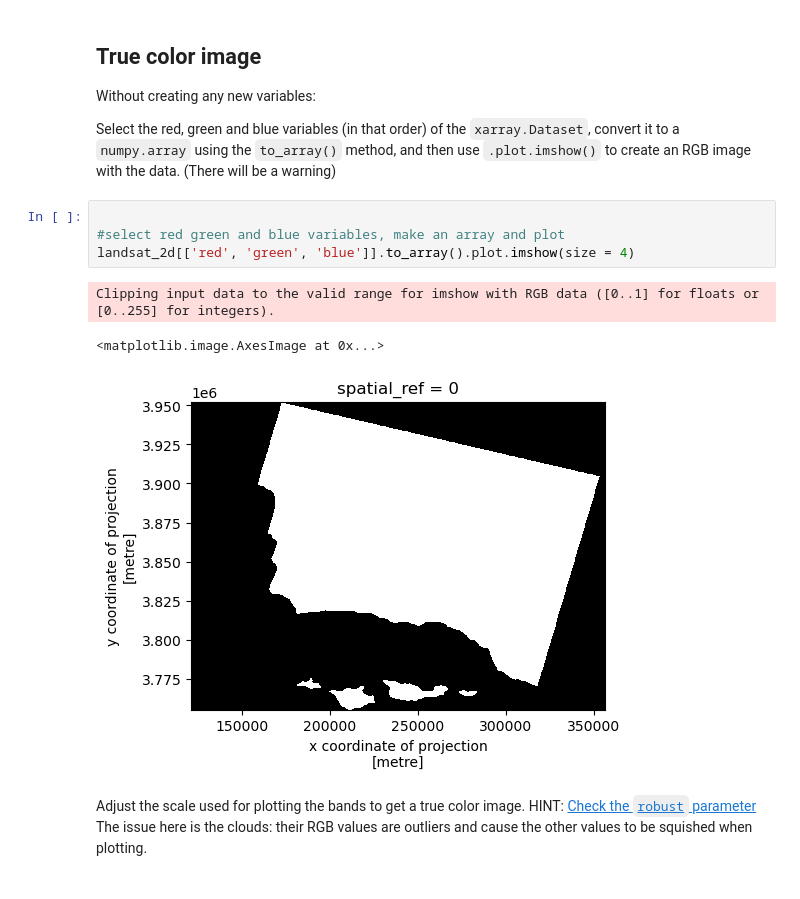
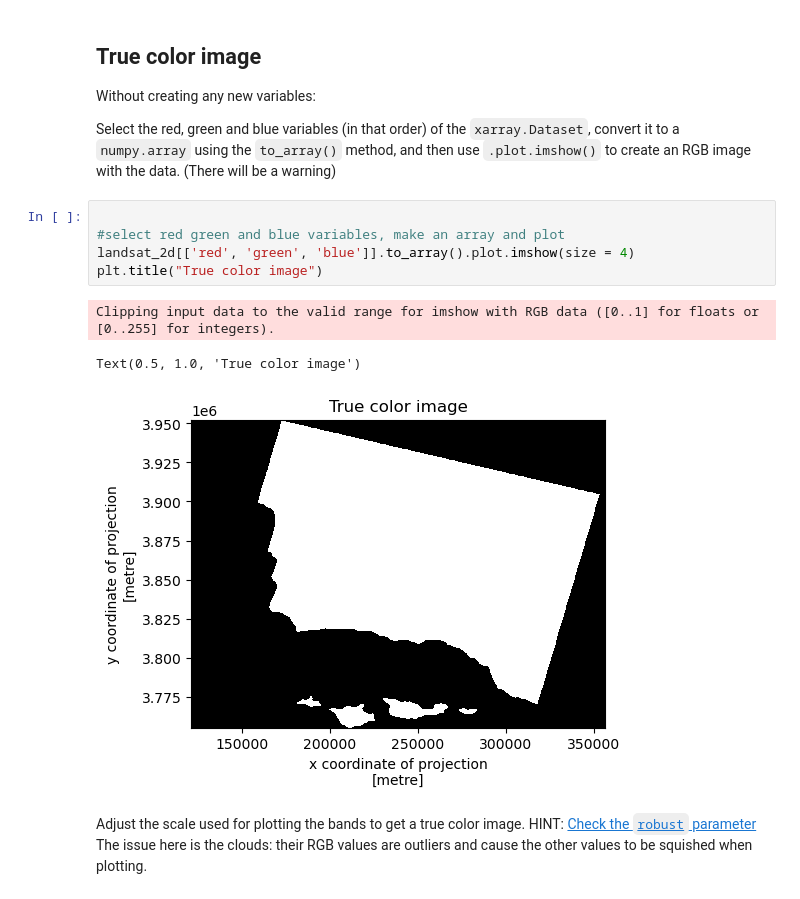
Before and after one commit to annieradams/eds220-hwk4, a Jupyter notebook: hwk4-task2-false-color.ipynb, the cells around one changed output. Saved outputs shown, nothing was run; the diff lists cells and outputs as text.

```diff
--- a/hwk4-task2-false-color.ipynb
+++ b/hwk4-task2-false-color.ipynb
@@ -250,11 +250,12 @@ Select the red, green and blue variables (in that order) of the `xarray.Dataset`
 # %%
 
 #select red green and blue variables, make an array and plot
 landsat_2d[['red', 'green', 'blue']].to_array().plot.imshow(size = 4)
+plt.title("True color image")
 # %% [output]
 Clipping input data to the valid range for imshow with RGB data ([0..1] for floats or [0..255] for integers).
-<matplotlib.image.AxesImage at 0x...>
+Text(0.5, 1.0, 'True color image')
-[figure, old version]
+[figure, new version]
 # %% [markdown]
 Adjust the scale used for plotting the bands to get a true color image.
 HINT: [Check the `robust` parameter](https://matplotlib.org/stable/api/_as_gen/matplotlib.pyplot.imshow.html)
```
Also changed, not shown: parts of 4 cells of this notebook, 1 other file.
